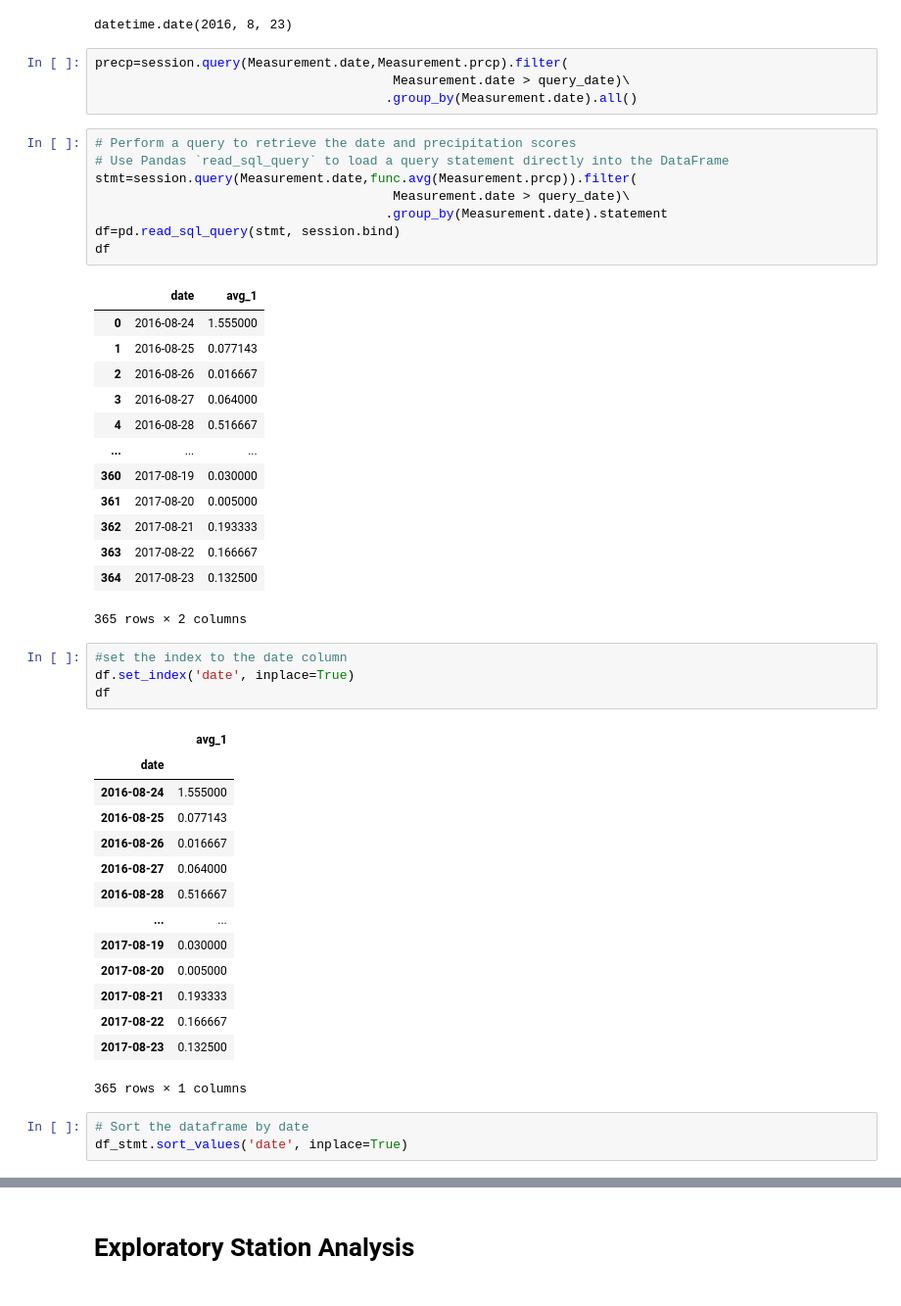
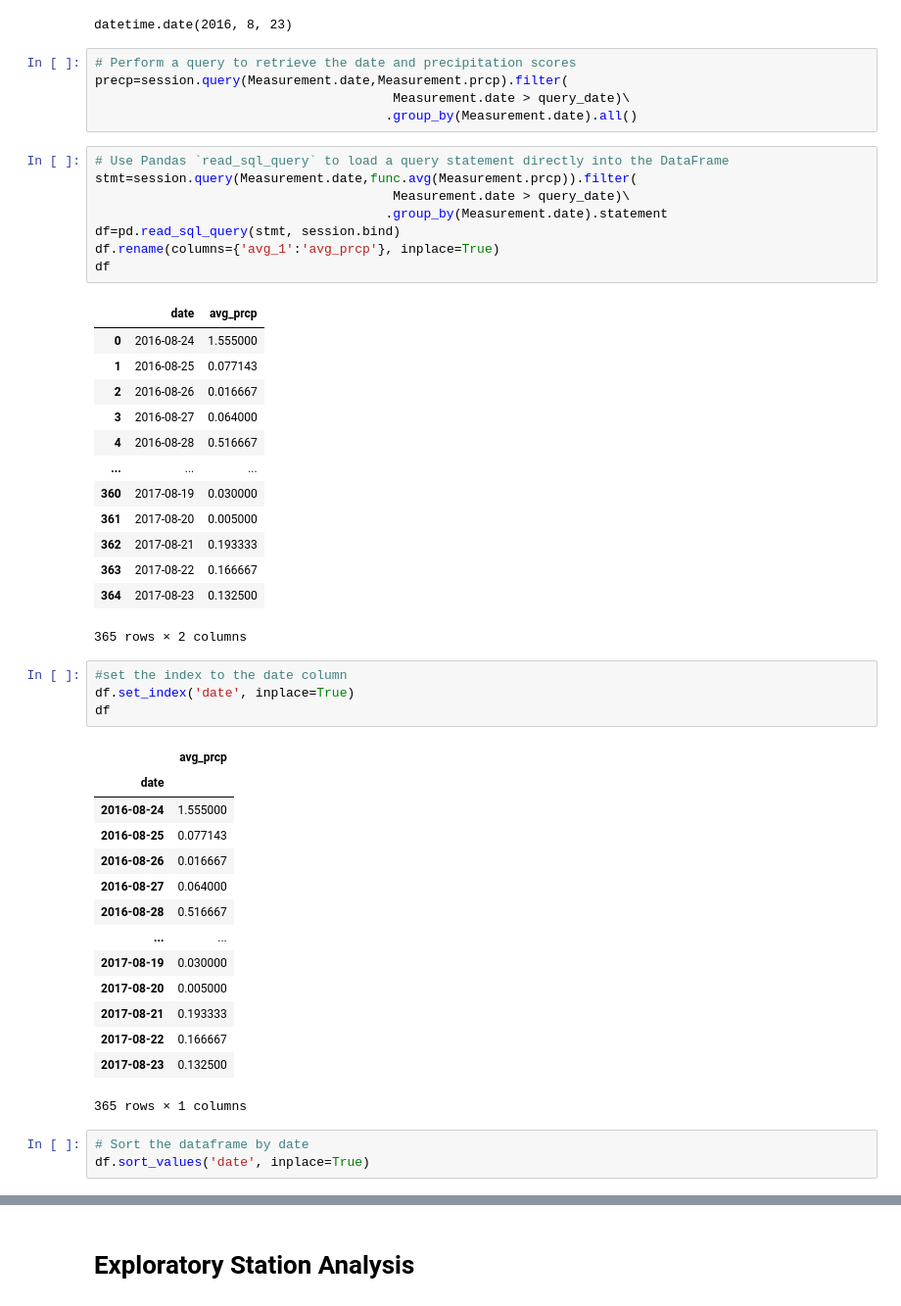
Before and after one commit to pandeysudip/Climate-Data-With-Sqlalchemy, a Jupyter notebook: climate.ipynb, the cells around one changed output, grey strips where cells are left out. Shown: that part at 98% size. Saved outputs shown, nothing was run; the diff lists cells and outputs as text.

```diff
--- a/climate.ipynb
+++ b/climate.ipynb
@@ -134,19 +119,20 @@ query_date
 # %% [output]
 datetime.date(2016, 8, 23)
 # %%
+# Perform a query to retrieve the date and precipitation scores
 precp=session.query(Measurement.date,Measurement.prcp).filter(
                                        Measurement.date > query_date)\
                                       .group_by(Measurement.date).all()
 # %%
-# Perform a query to retrieve the date and precipitation scores
 # Use Pandas `read_sql_query` to load a query statement directly into the DataFrame
 stmt=session.query(Measurement.date,func.avg(Measurement.prcp)).filter(
                                        Measurement.date > query_date)\
                                       .group_by(Measurement.date).statement
 df=pd.read_sql_query(stmt, session.bind)
+df.rename(columns={'avg_1':'avg_prcp'}, inplace=True)
 df
 # %% [output]
-|  | date | avg_1 |
+|  | date | avg_prcp |
 | 0 | 2016-08-24 | 1.555000 |
 | 1 | 2016-08-25 | 0.077143 |
 | 2 | 2016-08-26 | 0.016667 |
@@ -164,7 +150,7 @@ df
 df.set_index('date', inplace=True)
 df
 # %% [output]
-|  | avg_1 |
+|  | avg_prcp |
 | date |  |
 | 2016-08-24 | 1.555000 |
 | 2016-08-25 | 0.077143 |
@@ -180,6 +166,6 @@ df
 365 rows × 1 columns
 # %%
 # Sort the dataframe by date
-df_stmt.sort_values('date', inplace=True)
+df.sort_values('date', inplace=True)
 # %%
 # Use Pandas Plotting with Matplotlib to plot the data
```
Also changed, not shown: parts of 6 cells of this notebook, 1 other file.
